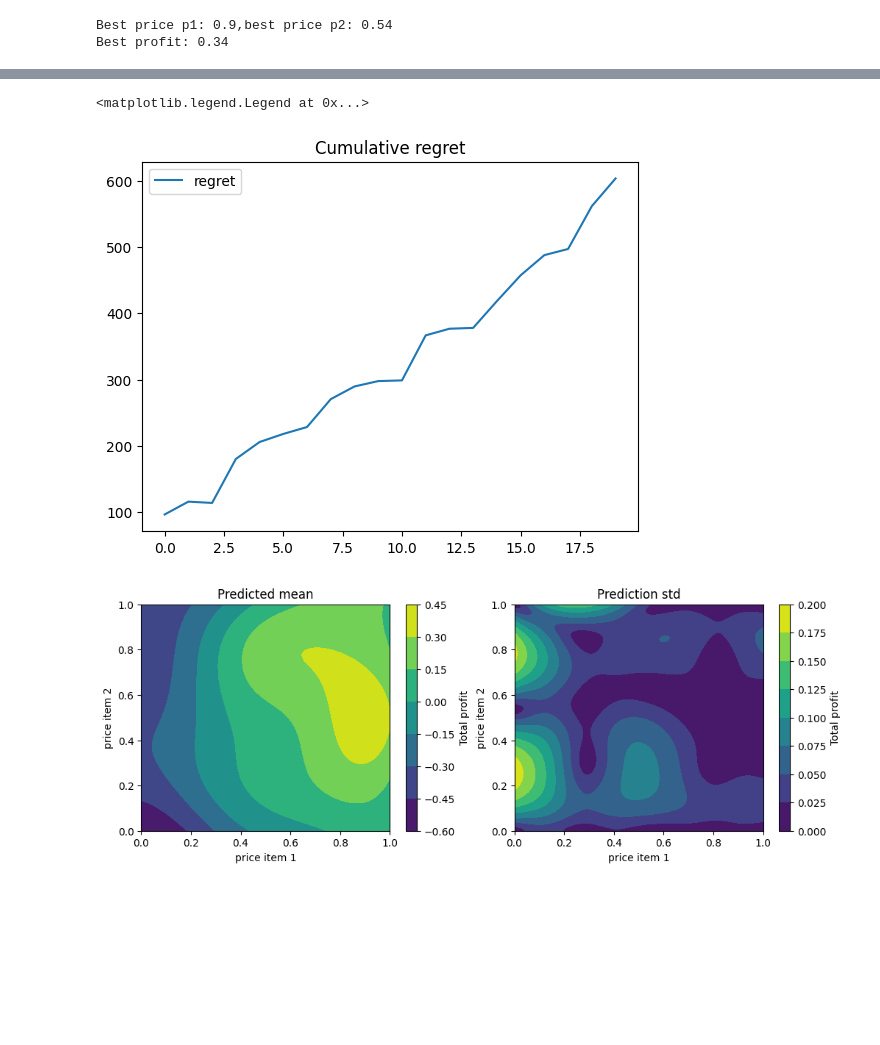
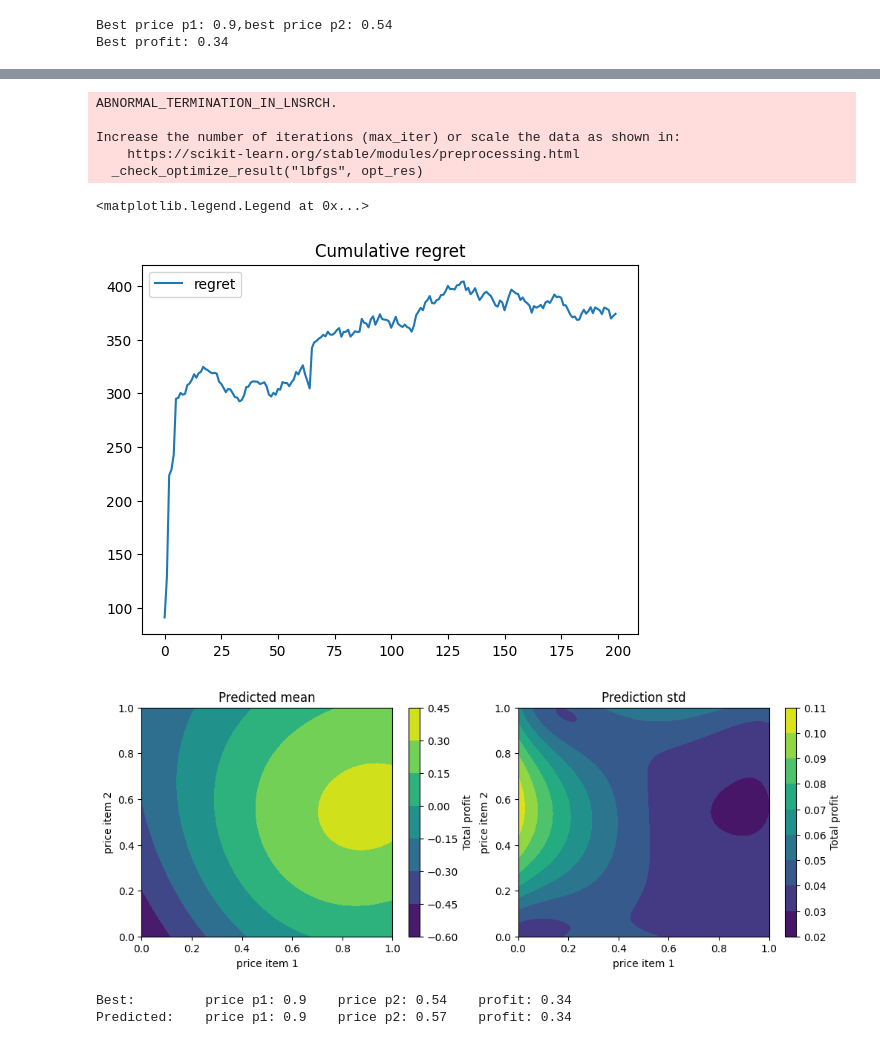
Before and after one commit to manuu1311/OLA-project, a Jupyter notebook: Deliverables/Requirement3/bonus.ipynb, the cells around one changed output, grey strips where cells are left out. Saved outputs shown, nothing was run; the diff lists cells and outputs as text; code cells hidden in the pictures; blank space fills up the shorter version.

```diff
--- a/Deliverables/Requirement3/bonus.ipynb
+++ b/Deliverables/Requirement3/bonus.ipynb
@@ -90,5 +90,5 @@ predicted,(r1+r2),r1c+r2c
 # %%
-T=20
+T=200
 num_cust=100
 rewards=np.array([])
 clair_reward=np.array([])
@@ -103,6 +103,12 @@ for t in range(T):
     rewards = np.append(rewards, (r1+r2))
     n1c,n2c,r1c,r2c=env.round(best_p1,best_p2,num_cust)
     clair_reward = np.append(clair_reward, r1c+r2c)
+# %% [output]
+ABNORMAL_TERMINATION_IN_LNSRCH.
+
+Increase the number of iterations (max_iter) or scale the data as shown in:
+    https://scikit-learn.org/stable/modules/preprocessing.html
+  _check_optimize_result("lbfgs", opt_res)
 # %%
 cum_clair_reward=np.cumsum(clair_reward)
 cum_reward=np.cumsum(rewards)
@@ -111,24 +117,32 @@ plt.title('Cumulative regret')
 plt.legend()
 # %% [output]
 <matplotlib.legend.Legend at 0x...>
-[figure, old version]
+[figure, new version]
 # %%
 preds=agent.get_predictions()
 #predicted_profit=agent.get_predictions()
 fig=plt.figure(figsize=(12,4))
-tot_profit=f(X,Y,c1,c2,0)
 ax=fig.add_subplot(121)
 ax.set_title('Predicted mean')
 cp=ax.contourf(X,Y,preds[0])
 plt.colorbar(cp,label='Total profit')
 plt.xlabel('price item 1')
 plt.ylabel('price item 2')
 ax=fig.add_subplot(122)
 ax.set_title('Prediction std')
 cp=ax.contourf(X,Y,preds[1])
 plt.colorbar(cp,label='Total profit')
 plt.xlabel('price item 1')
 plt.ylabel('price item 2')
 plt.show()
 # %% [output]
-[figure, old version]
+[figure, new version]
+# %%
+args=np.unravel_index(np.argmax(preds[0]),preds[0].shape)
+xmax=x[args[1]]
+ymax=x[args[0]]
+print(f'''Best:         price p1: {best_p1.round(2)}    price p2: {best_p2.round(2)}    profit: {f(best_p1,best_p2,c1,c2,0).round(2)}
+Predicted:    price p1: {xmax.round(2)}    price p2: {ymax.round(2)}    profit: {np.max(preds[0]).round(2)}''')
+# %% [output]
+Best:         price p1: 0.9    price p2: 0.54    profit: 0.34
+Predicted:    price p1: 0.9    price p2: 0.57    profit: 0.34
```
Also changed, not shown: parts of 1 cell of this notebook, 1 other file.
